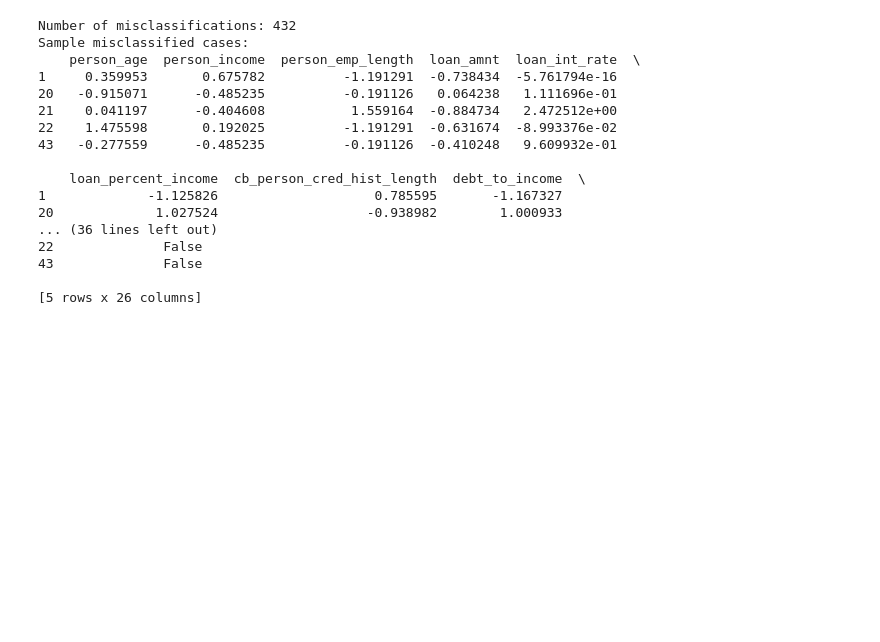
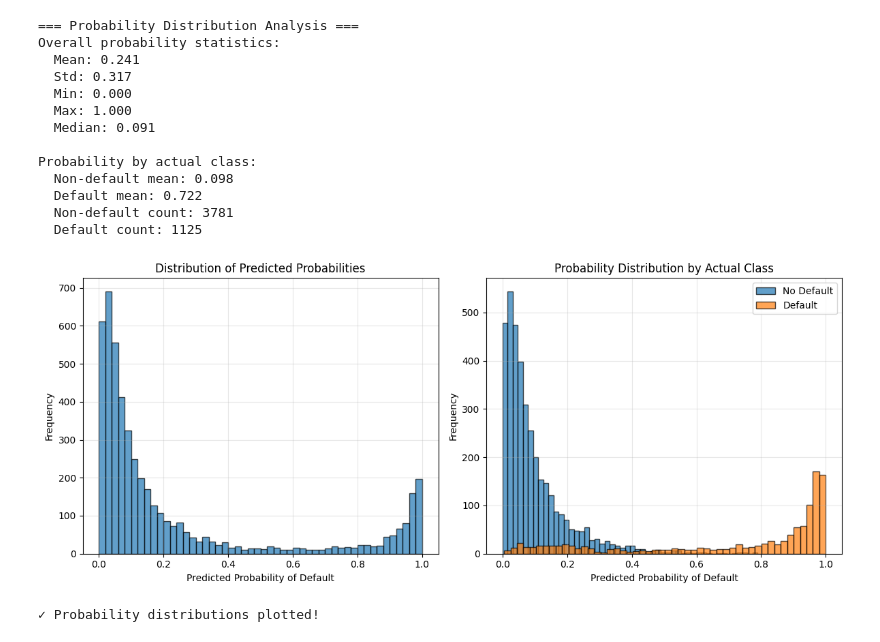
Before and after one commit to shegaw-21/credit-risk-prediction, a Jupyter notebook: notebooks/04_evaluation.ipynb, the cells around one changed output. Saved outputs shown, nothing was run; the diff lists cells and outputs as text; code cells hidden in the pictures; blank space fills up the shorter version.

```diff
--- a/notebooks/04_evaluation.ipynb
+++ b/notebooks/04_evaluation.ipynb
@@ -92,33 +185,56 @@ else:
 # %%
-## Feature Importance
-if hasattr(model, 'feature_importances_'):
-    feature_importance = pd.DataFrame({
-        'feature': X_test.columns,
-        'importance': model.feature_importances_
-    }).sort_values('importance', ascending=False)
+# Probability Distribution Analysis
+print("=== Probability Distribution Analysis ===")
+print(f"Overall probability statistics:")
+print(f"  Mean: {y_pred_proba.mean():.3f}")
+print(f"  Std: {y_pred_proba.std():.3f}")
+print(f"  Min: {y_pred_proba.min():.3f}")
+print(f"  Max: {y_pred_proba.max():.3f}")
+print(f"  Median: {np.median(y_pred_proba):.3f}")
 
-    plt.figure(figsize=(10, 8))
-    sns.barplot(x='importance', y='feature', data=feature_importance.head(20))
-    plt.title('Top 20 Feature Importances')
-    plt.show()
-else:
-    print("Model does not have feature_importances_ attribute.")
+print(f"\nProbability by actual class:")
+print(f"  Non-default mean: {y_pred_proba[y_test == 0].mean():.3f}")
+print(f"  Default mean: {y_pred_proba[y_test == 1].mean():.3f}")
+print(f"  Non-default count: {np.sum(y_test == 0)}")
+print(f"  Default count: {np.sum(y_test == 1)}")
+
+plt.figure(figsize=(12, 5))
+
+# Distribution of predicted probabilities
+plt.subplot(1, 2, 1)
+plt.hist(y_pred_proba, bins=50, alpha=0.7, edgecolor='black')
+plt.xlabel('Predicted Probability of Default')
+plt.ylabel('Frequency')
+plt.title('Distribution of Predicted Probabilities')
+plt.grid(True, alpha=0.3)
+
+# Probability distribution by actual class
+plt.subplot(1, 2, 2)
+plt.hist(y_pred_proba[y_test == 0], bins=50, alpha=0.7, label='No Default', edgecolor='black')
+plt.hist(y_pred_proba[y_test == 1], bins=50, alpha=0.7, label='Default', edgecolor='black')
+plt.xlabel('Predicted Probability of Default')
+plt.ylabel('Frequency')
+plt.title('Probability Distribution by Actual Class')
+plt.legend()
+plt.grid(True, alpha=0.3)
+
+plt.tight_layout()
+plt.show()
+print("✓ Probability distributions plotted!")
 # %% [output]
-Number of misclassifications: 432
-Sample misclassified cases:
-    person_age  person_income  person_emp_length  loan_amnt  loan_int_rate  \
-1     0.359953       0.675782          -1.191291  -0.738434  -5.761794e-16
-20   -0.915071      -0.485235          -0.191126   0.064238   1.111696e-01
-21    0.041197      -0.404608           1.559164  -0.884734   2.472512e+00
-22    1.475598       0.192025          -1.191291  -0.631674  -8.993376e-02
-43   -0.277559      -0.485235          -0.191126  -0.410248   9.609932e-01
+=== Probability Distribution Analysis ===
+Overall probability statistics:
+  Mean: 0.241
+  Std: 0.317
+  Min: 0.000
+  Max: 1.000
+  Median: 0.091
 
-    loan_percent_income  cb_person_cred_hist_length  debt_to_income  \
-1             -1.125826                    0.785595       -1.167327
-20             1.027524                   -0.938982        1.000933
-... (36 lines left out)
-22              False
-43              False
-
-[5 rows x 26 columns]
+Probability by actual class:
+  Non-default mean: 0.098
+  Default mean: 0.722
+  Non-default count: 3781
+  Default count: 1125
+[figure, added]
+✓ Probability distributions plotted!
 # %%
```
Also changed, not shown: parts of 13 cells of this notebook, 27 other files.
